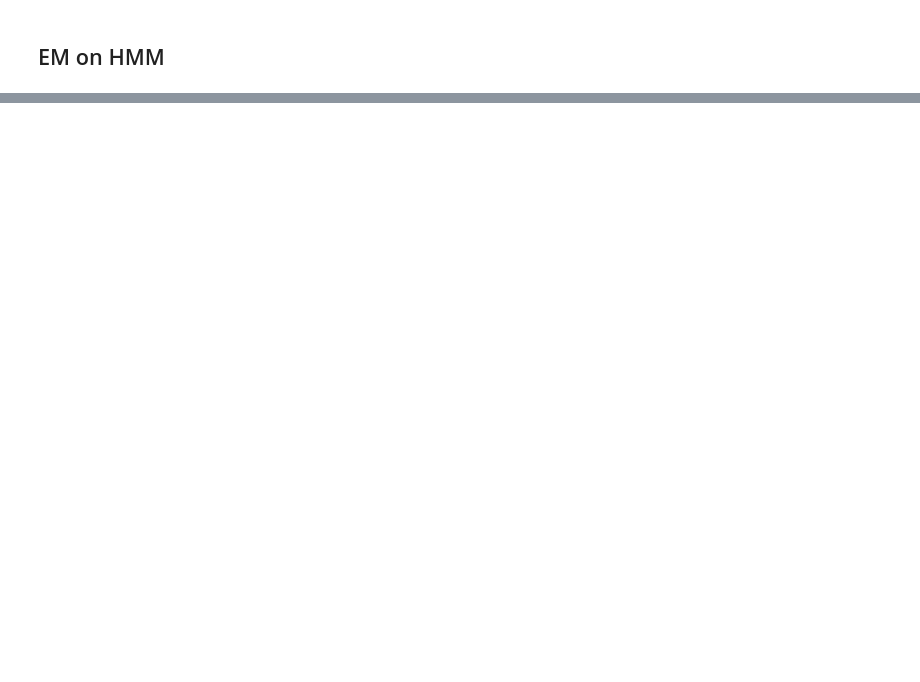
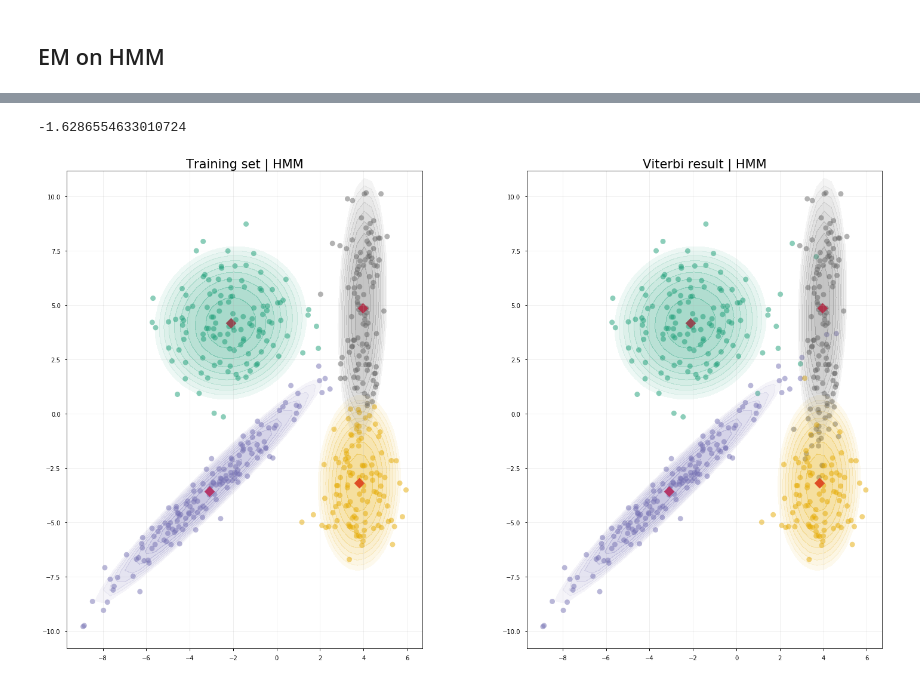
Before and after one commit to shahineb/archives1819, a Jupyter notebook: HWK3/HWK3.ipynb, the cells around one changed output, grey strips where cells are left out. Cells and saved outputs as stored; diff of their text form; code cells hidden in the pictures; blank space fills up the shorter version.

```diff
--- a/HWK3/HWK3.ipynb
+++ b/HWK3/HWK3.ipynb
@@ -326,0 +61,31 @@ NameError: name 'ALPHA' is not defined
+# %%
+hmm = myHMM(k=4, initialization="kmeans")
+# %%
+hmm.fit(train)
+# %%
+hmm.compute_expectation_()
+# %% [output]
+-1.6286554633010724
+# %%
+labels_viterbi = hmm.viterbi(train)
+# %%
+fig, ax = plt.subplots(1, 2, figsize=(22, 12))
+
+title = "Training set | HMM"
+hmm.plot_pred(X=train,
+                 labels=hmm.labels_,
+                 title=title,
+                 plot_kwds=plot_kwds,
+                 ax=ax[0])
+ax[0].set_aspect('equal')
+
+title = "Viterbi result | HMM"
+hmm.plot_pred(X=train,
+                 labels=labels_viterbi,
+                 title=title,
+                 plot_kwds=plot_kwds,
+                 ax=ax[1])
+ax[1].set_aspect('equal')
+plt.tight_layout()
+# %% [output]
+[figure, added]
```
Also changed, not shown: parts of 9 cells of this notebook, 1 other file.
